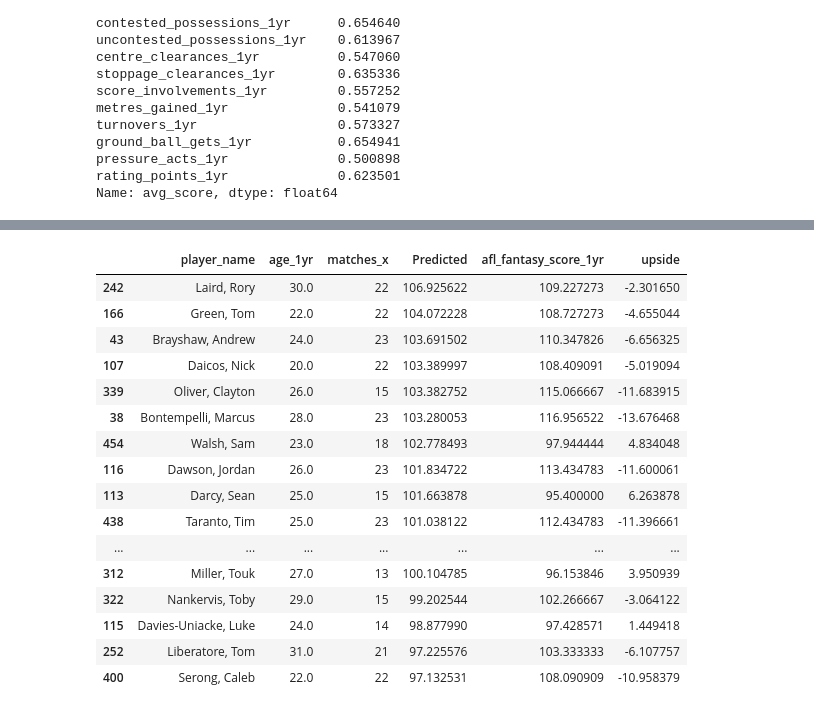
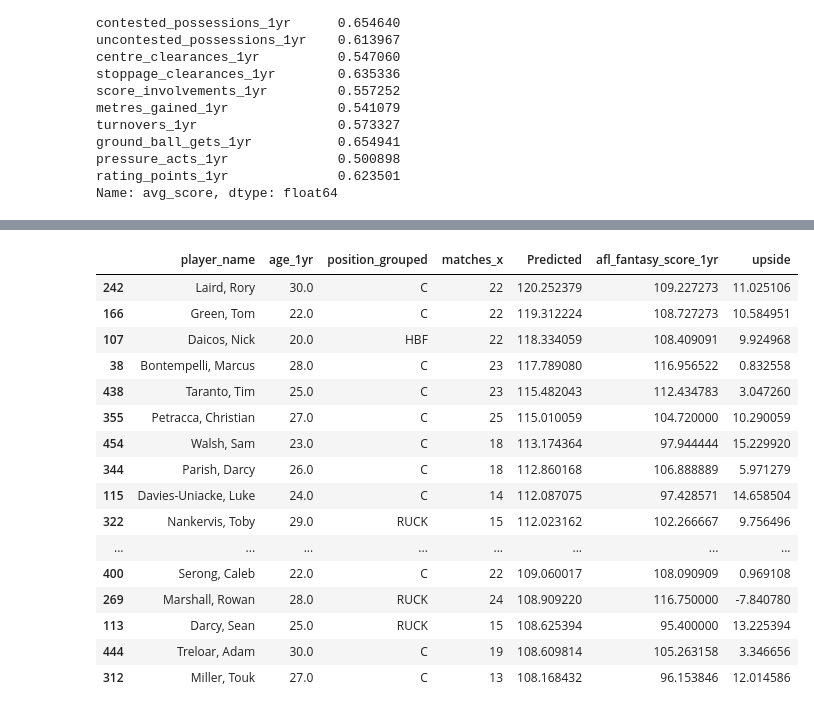
Before and after one commit to malikpri90/Outside_Work, a Jupyter notebook: AFL Fantasy/Model_build_GLM.ipynb, the cells around one changed output, grey strips where cells are left out. Cells and saved outputs as stored; diff of their text form; code cells hidden in the pictures.

```diff
--- a/AFL Fantasy/Model_build_GLM.ipynb
+++ b/AFL Fantasy/Model_build_GLM.ipynb
@@ -627 +622,17 @@ X_new = factors_23
+# %%
+y = factors['avg_score']
+
+X = factors.drop(['avg_score'], axis = 1)
+
+X_new = factors_23
+
+## Standardise factors between 0 and 1
+scaler = preprocessing.MinMaxScaler()
+
+d = scaler.fit_transform(X)
+X = pd.DataFrame(d, columns=X.columns)
+
+## Scale 2023 factors for predictions as well
+d_new = scaler.fit_transform(X_new)
+X_new = pd.DataFrame(d_new, columns=X_new.columns)
 # %%
@@ -631,11 +654,13 @@ X_new.shape
 # %%
+# Load model
+
 from sklearn.model_selection import train_test_split
 
 pd.DataFrame(X).fillna(0)
 
 X_train,X_test,y_train,y_test=train_test_split(
     X,y,
-    train_size = 0.80,
+    train_size = 0.70,
     random_state = 1)
 
 
@@ -833,7 +770,7 @@ plt.legend(['train', 'test'], loc='lower right')
 # %%
 
 #predict using new data
-y_pred_new = lineg_model.predict(X_new)
+y_pred_new = lr.predict(X_new)
 y_pred_new = pd.DataFrame({'Predicted' : y_pred_new})
 
 X_new_reset = X_new.reset_index()
@@ -852,28 +789,31 @@ print(X_new.shape)
 # %%
 ## Sort by highest predicted score
 pd.set_option('display.max_rows', 50)
 
 pred_output['upside'] = pred_output['Predicted'] - pred_output['afl_fantasy_score_1yr']
 
-pred_output[['player_name','age_1yr', 'matches_x','Predicted','afl_fantasy_score_1yr', 'upside']].sort_values(by=['Predicted'], ascending=False).head(20)
+pred_output[['player_name','age_1yr', 'position_grouped','matches_x','Predicted','afl_fantasy_score_1yr', 'upside']]\
+.sort_values(by=['Predicted'], ascending=False).head(20)
+
+# .query('position_grouped in "RUCK"')\
 # %% [output]
-|  | player_name | age_1yr | matches_x | Predicted | afl_fantasy_score_1yr | upside |
-| 242 | Laird, Rory | 30.0 | 22 | 106.925622 | 109.227273 | -2.301650 |
-| 166 | Green, Tom | 22.0 | 22 | 104.072228 | 108.727273 | -4.655044 |
-| 43 | Brayshaw, Andrew | 24.0 | 23 | 103.691502 | 110.347826 | -6.656325 |
-| 107 | Daicos, Nick | 20.0 | 22 | 103.389997 | 108.409091 | -5.019094 |
-| 339 | Oliver, Clayton | 26.0 | 15 | 103.382752 | 115.066667 | -11.683915 |
-| 38 | Bontempelli, Marcus | 28.0 | 23 | 103.280053 | 116.956522 | -13.676468 |
-| 454 | Walsh, Sam | 23.0 | 18 | 102.778493 | 97.944444 | 4.834048 |
-| 116 | Dawson, Jordan | 26.0 | 23 | 101.834722 | 113.434783 | -11.600061 |
-| 113 | Darcy, Sean | 25.0 | 15 | 101.663878 | 95.400000 | 6.263878 |
-| 438 | Taranto, Tim | 25.0 | 23 | 101.038122 | 112.434783 | -11.396661 |
-| ... | ... | ... | ... | ... | ... | ... |
-| 312 | Miller, Touk | 27.0 | 13 | 100.104785 | 96.153846 | 3.950939 |
-| 322 | Nankervis, Toby | 29.0 | 15 | 99.202544 | 102.266667 | -3.064122 |
-| 115 | Davies-Uniacke, Luke | 24.0 | 14 | 98.877990 | 97.428571 | 1.449418 |
-| 252 | Liberatore, Tom | 31.0 | 21 | 97.225576 | 103.333333 | -6.107757 |
-| 400 | Serong, Caleb | 22.0 | 22 | 97.132531 | 108.090909 | -10.958379 |
+|  | player_name | age_1yr | position_grouped | matches_x | Predicted | afl_fantasy_score_1yr | upside |
+| 242 | Laird, Rory | 30.0 | C | 22 | 120.252379 | 109.227273 | 11.025106 |
+| 166 | Green, Tom | 22.0 | C | 22 | 119.312224 | 108.727273 | 10.584951 |
+| 107 | Daicos, Nick | 20.0 | HBF | 22 | 118.334059 | 108.409091 | 9.924968 |
+| 38 | Bontempelli, Marcus | 28.0 | C | 23 | 117.789080 | 116.956522 | 0.832558 |
+| 438 | Taranto, Tim | 25.0 | C | 23 | 115.482043 | 112.434783 | 3.047260 |
+| 355 | Petracca, Christian | 27.0 | C | 25 | 115.010059 | 104.720000 | 10.290059 |
+| 454 | Walsh, Sam | 23.0 | C | 18 | 113.174364 | 97.944444 | 15.229920 |
+| 344 | Parish, Darcy | 26.0 | C | 18 | 112.860168 | 106.888889 | 5.971279 |
+| 115 | Davies-Uniacke, Luke | 24.0 | C | 14 | 112.087075 | 97.428571 | 14.658504 |
+| 322 | Nankervis, Toby | 29.0 | RUCK | 15 | 112.023162 | 102.266667 | 9.756496 |
+| ... | ... | ... | ... | ... | ... | ... | ... |
+| 400 | Serong, Caleb | 22.0 | C | 22 | 109.060017 | 108.090909 | 0.969108 |
+| 269 | Marshall, Rowan | 28.0 | RUCK | 24 | 108.909220 | 116.750000 | -7.840780 |
+| 113 | Darcy, Sean | 25.0 | RUCK | 15 | 108.625394 | 95.400000 | 13.225394 |
+| 444 | Treloar, Adam | 30.0 | C | 19 | 108.609814 | 105.263158 | 3.346656 |
+| 312 | Miller, Touk | 27.0 | C | 13 | 108.168432 | 96.153846 | 12.014586 |
 # %%
 pred_output[['player_name','age_1yr', 'matches_x','Predicted','afl_fantasy_score_1yr', 'upside']].sort_values(by=['afl_fantasy_score_1yr'], ascending=False).head(20)
 # %% [output]
```
Also changed, not shown: parts of 24 cells of this notebook.
